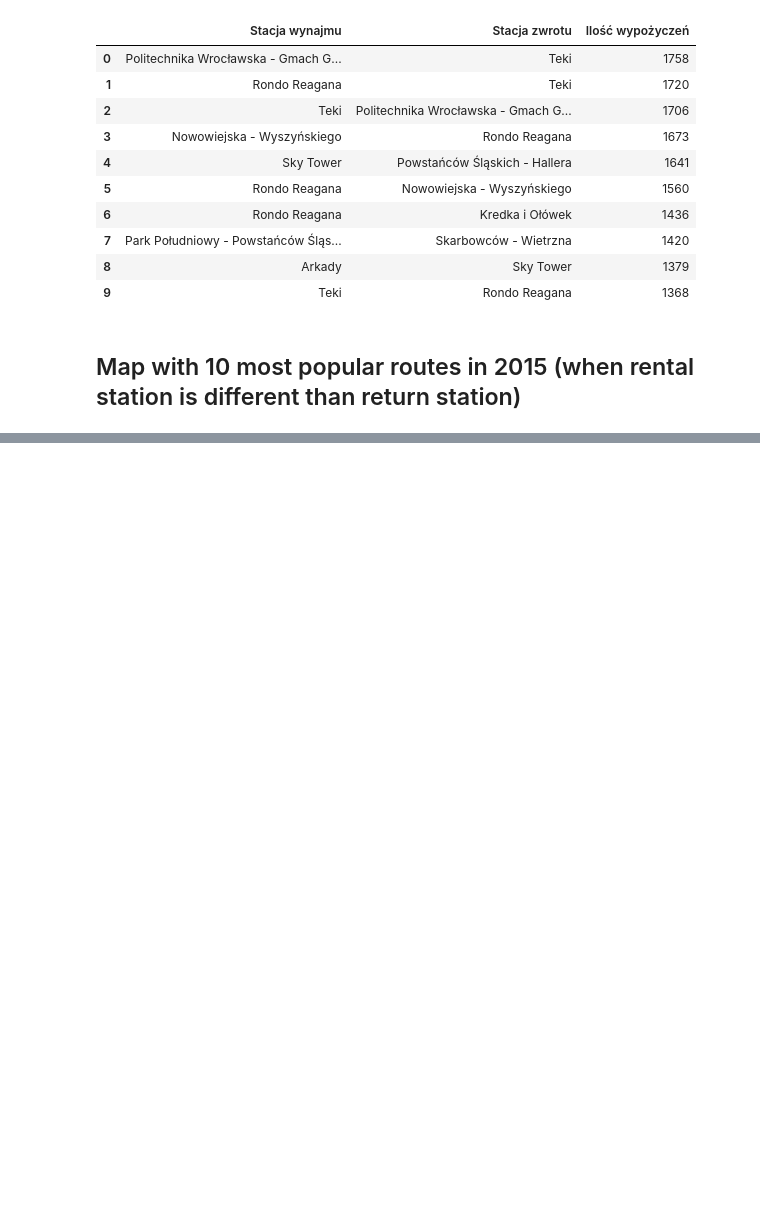
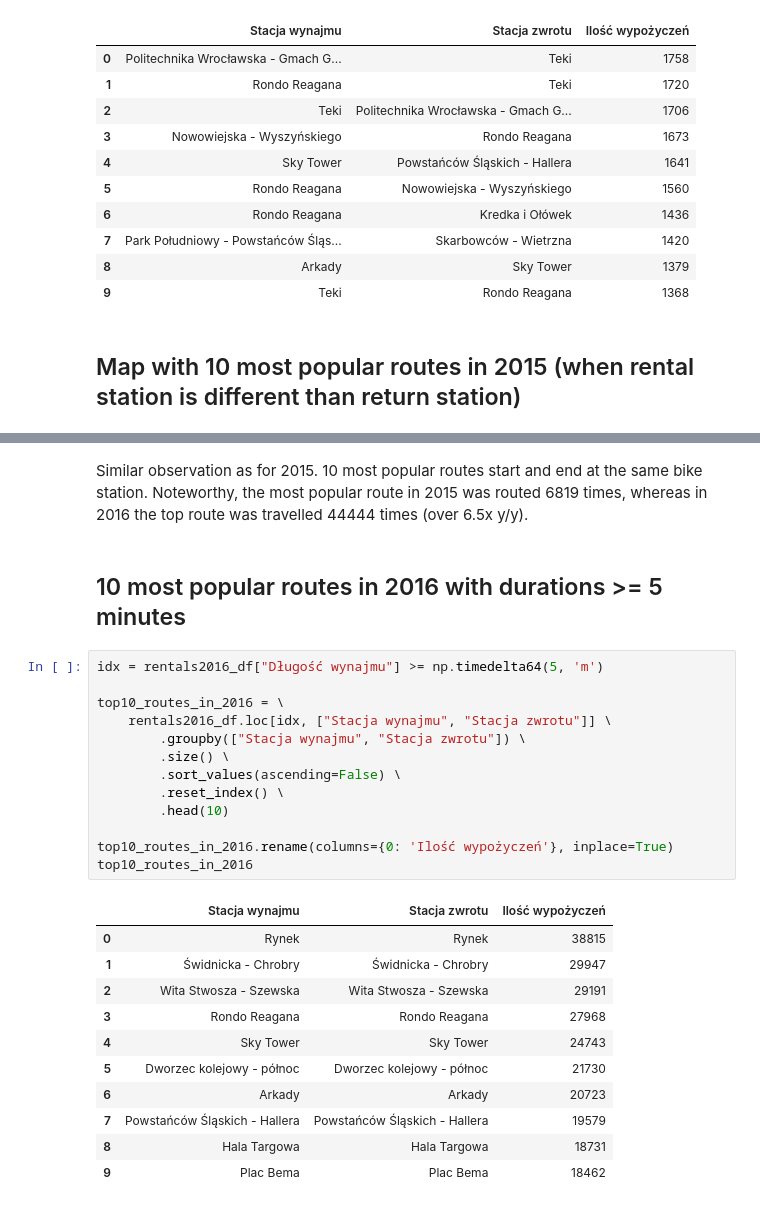
Before and after one commit to mariuszrokita/bike-sharing-demand, a Jupyter notebook: notebooks/wroclawski-rower-miejski/initial-data-exploration.ipynb, the cells around one changed output, grey strips where cells are left out. Saved outputs shown, nothing was run; the diff lists cells and outputs as text; blank space fills up the shorter version.

```diff
--- a/notebooks/wroclawski-rower-miejski/initial-data-exploration.ipynb
+++ b/notebooks/wroclawski-rower-miejski/initial-data-exploration.ipynb
@@ -903,0 +931,29 @@ TODO:
+# %% [markdown]
+Similar observation as for 2015. 10 most popular routes start and end at the same bike station. Noteworthy, the most popular route in 2015 was routed 6819 times, whereas in 2016 the top route was travelled 44444 times (over 6.5x y/y).
+# %% [markdown]
+## 10 most popular routes in 2016 with durations >= 5 minutes
+# %%
+idx = rentals2016_df["Długość wynajmu"] >= np.timedelta64(5, 'm')
+
+top10_routes_in_2016 = \
+    rentals2016_df.loc[idx, ["Stacja wynajmu", "Stacja zwrotu"]] \
+        .groupby(["Stacja wynajmu", "Stacja zwrotu"]) \
+        .size() \
+        .sort_values(ascending=False) \
+        .reset_index() \
+        .head(10)
+
+top10_routes_in_2016.rename(columns={0: 'Ilość wypożyczeń'}, inplace=True)
+top10_routes_in_2016
+# %% [output]
+|  | Stacja wynajmu | Stacja zwrotu | Ilość wypożyczeń |
+| 0 | Rynek | Rynek | 38815 |
+| 1 | Świdnicka - Chrobry | Świdnicka - Chrobry | 29947 |
+| 2 | Wita Stwosza - Szewska | Wita Stwosza - Szewska | 29191 |
+| 3 | Rondo Reagana | Rondo Reagana | 27968 |
+| 4 | Sky Tower | Sky Tower | 24743 |
+| 5 | Dworzec kolejowy - północ | Dworzec kolejowy - północ | 21730 |
+| 6 | Arkady | Arkady | 20723 |
+| 7 | Powstańców Śląskich - Hallera | Powstańców Śląskich - Hallera | 19579 |
+| 8 | Hala Targowa | Hala Targowa | 18731 |
+| 9 | Plac Bema | Plac Bema | 18462 |
```
Also changed, not shown: parts of 26 cells of this notebook.
